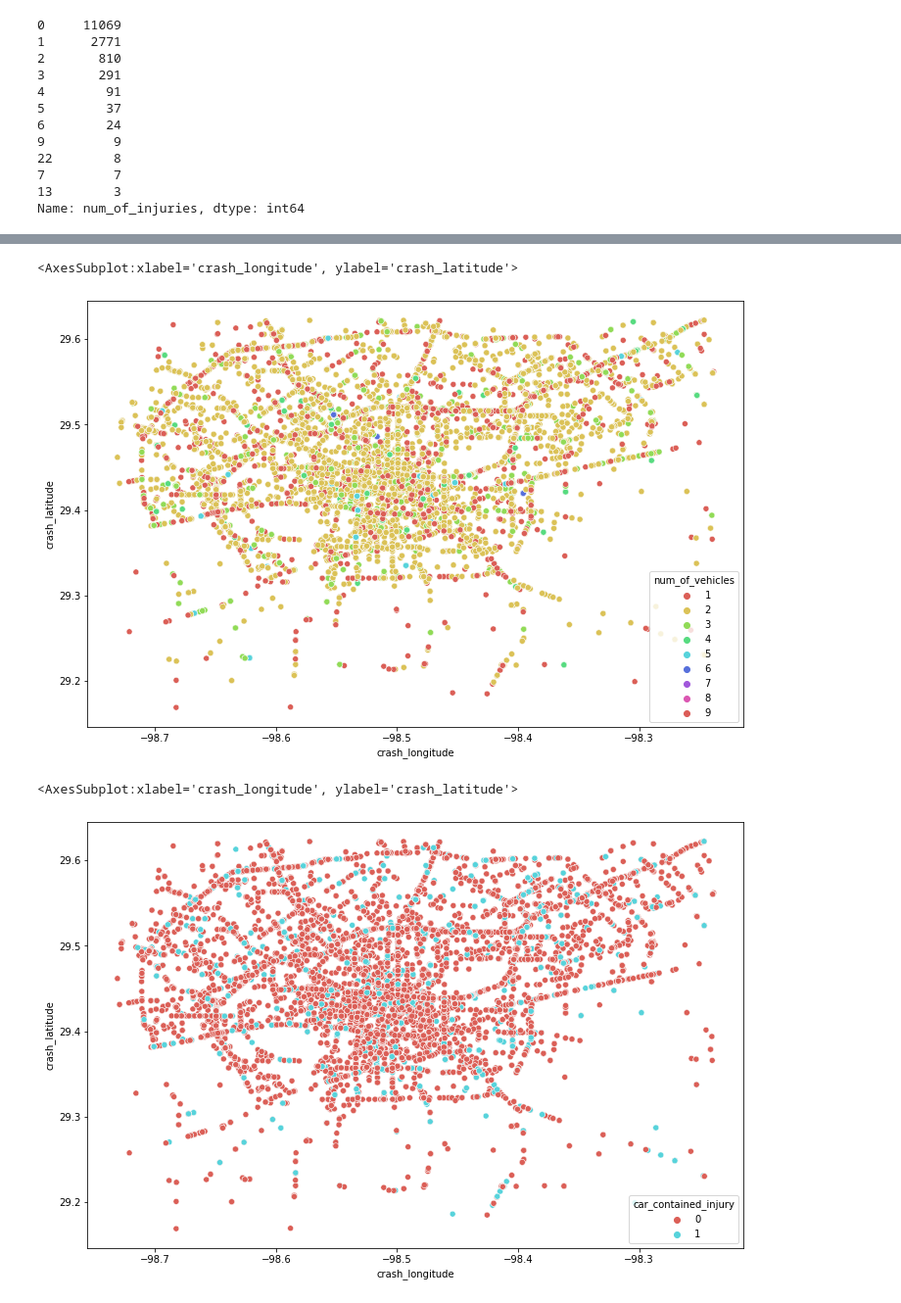
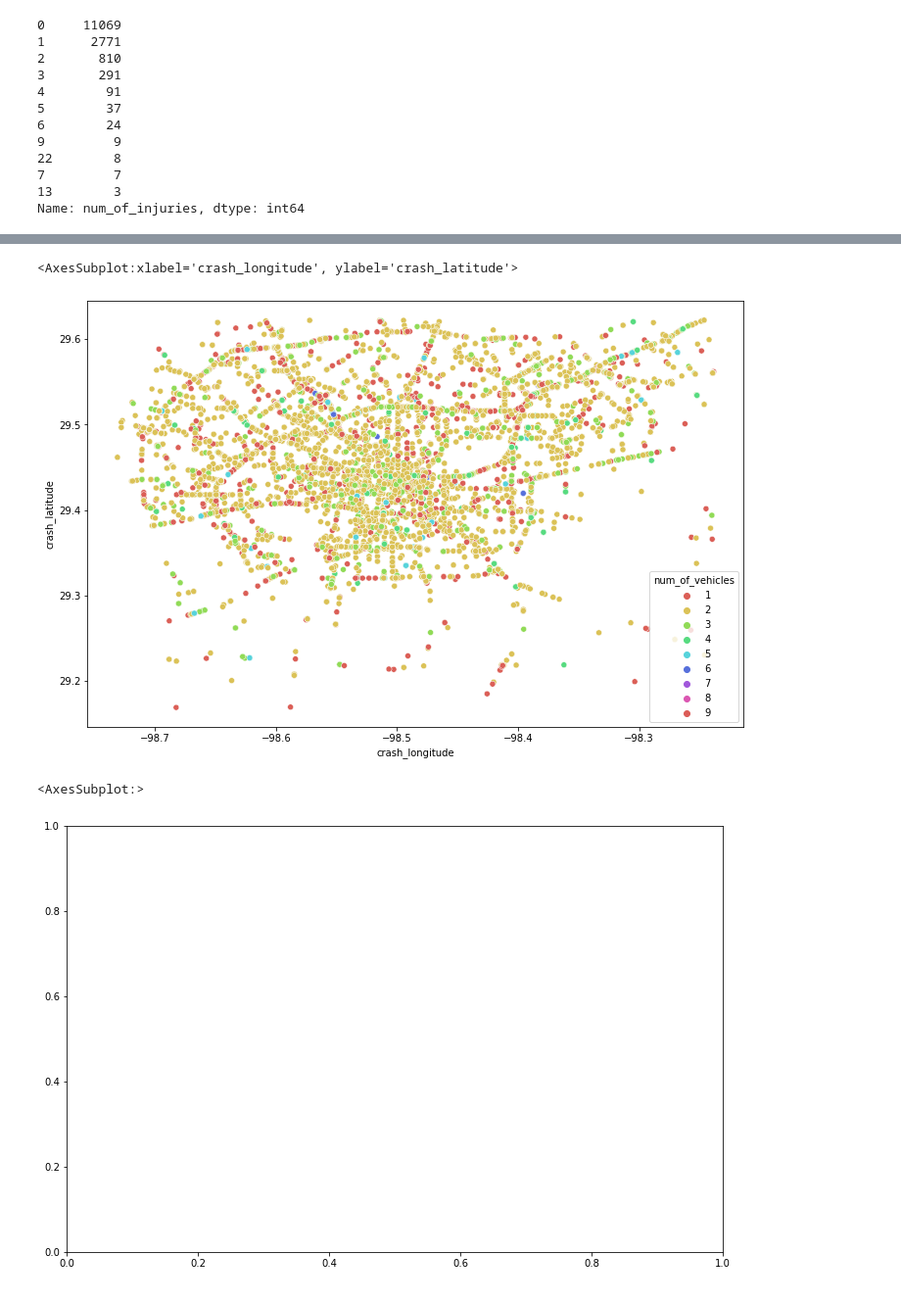
Before and after one commit to RAXR-Capstone/project_danger_zone, a Jupyter notebook: work_space/AnnaWorkspace/anna_scratchbook.ipynb, the cells around one changed output, grey strips where cells are left out. Shown at 98% size. Cells and saved outputs as stored; diff of their text form; code cells hidden in the pictures.

```diff
--- a/work_space/AnnaWorkspace/anna_scratchbook.ipynb
+++ b/work_space/AnnaWorkspace/anna_scratchbook.ipynb
@@ -143,8 +146,9 @@ df.car_year.count()
 # %%
 #from prepare import prep_driver_data, prep_vehicle_data, prep_damage_data
-df = prep_driver_data(df)
-df = prep_vehicle_data(df)
-df = prep_damage_data(df)
+df = p.prep_driver_data(df)
+df = p.prep_vehicle_data(df)
+df = p.prep_damage_data(df)
+df = p.create_fault_factor_cols(df)
 # %%
 df.columns
 # %% [output]
@@ -159,3 +163,15 @@ Index(['Unnamed: 0', 'index', 'crash_url', 'case_id', 'crash_id', 'crash_city',
        'dl_class_m', 'vehicle_dmg_zone', 'concentrated_damage',
        'distributed_damage', 'rollover_damage', 'vehicle_burned'],
       dtype='object')
+# %%
+def split(df):
+    '''splitting our data, and stratifying car_contained_injury.'''
+    train_validate, test = train_test_split(df, test_size=.2,
+                                        random_state=123,
+                                        stratify=df.car_contained_injury)
+    train, validate = train_test_split(train_validate, test_size=.3,
+                                   random_state=123,
+                                   stratify=train_validate.car_contained_injury)
+    return train, validate, test
+# %%
+train, validate, test = split(df)
@@ -225,13 +245,13 @@ vehicle_burned            int64
 dtype: object
 # %%
 plt.figure(figsize=(12,8))
-sns.scatterplot(data=df, x="crash_longitude", y="crash_latitude", hue='num_of_vehicles', palette = 'hls', legend = 'full')
+sns.scatterplot(data=train, x="crash_longitude", y="crash_latitude", hue='num_of_vehicles', palette = 'hls', legend = 'full')
 # %% [output]
 <AxesSubplot:xlabel='crash_longitude', ylabel='crash_latitude'>
-[figure, old version]
+[figure, new version]
 # %%
 plt.figure(figsize=(12,8))
-sns.scatterplot(data=df, x="crash_longitude", y="crash_latitude", hue='car_contained_injury', palette = 'hls', legend = 'full')
+sns.scatterplot(data=train[(train.speed_limit == '5 MPH') & (train.speed == 1)], x="crash_longitude", y="crash_latitude", hue='car_contained_injury', palette = 'hls', legend = 'full')
 # %% [output]
-<AxesSubplot:xlabel='crash_longitude', ylabel='crash_latitude'>
+<AxesSubplot:>
-[figure, old version]
+[figure, new version]
```
Also changed, not shown: parts of 11 cells of this notebook.
